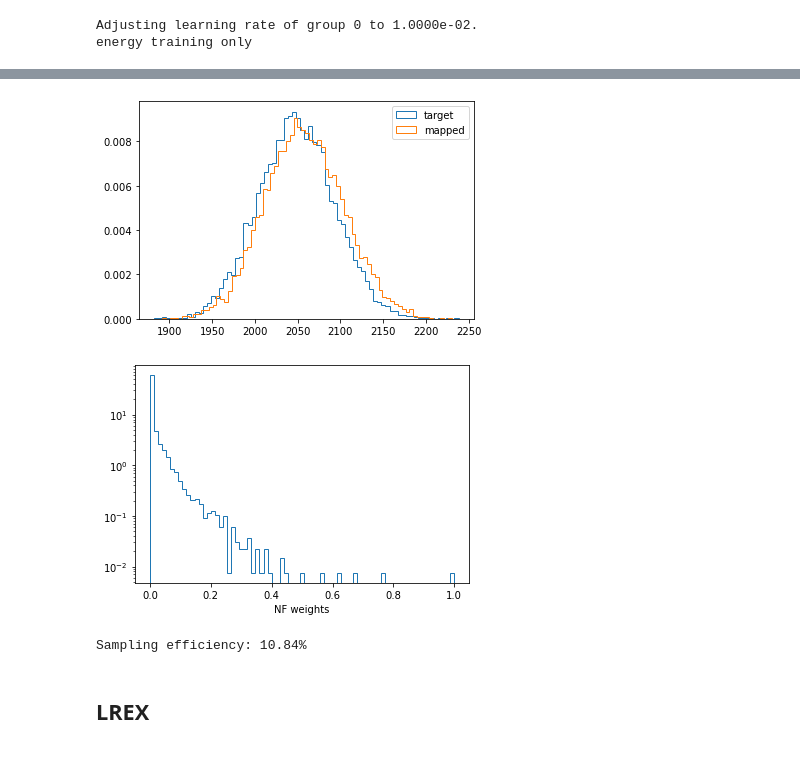
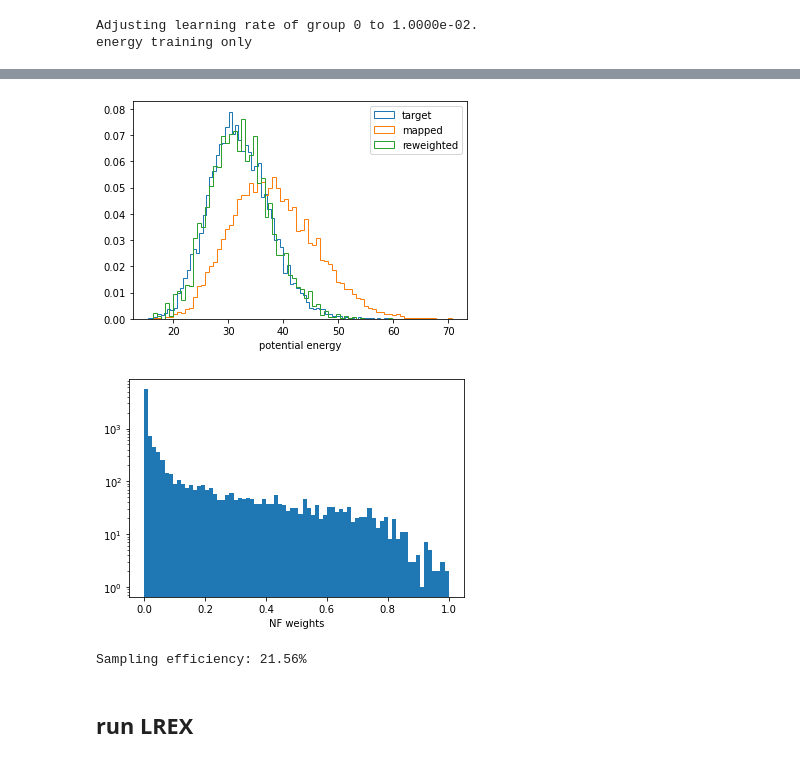
Before and after one commit to invemichele/learned-replica-exchange, a Jupyter notebook: dw/LREX-dw.ipynb, the cells around one changed output, grey strips where cells are left out. Cells and saved outputs as stored; diff of their text form; code cells hidden in the pictures.

```diff
--- a/dw/LREX-dw.ipynb
+++ b/dw/LREX-dw.ipynb
@@ -141,10 +23,10 @@ plot_doublewell()
 To save time we run MD with the highest dimension, then we can mask the data to do the experiment at any lower dim using the same MD data
 # %%
-base_dim = 2**12
+base_dim = 2**6
 T_low = 1 / kB
 T_high = 5 / kB
 
-modelMD = DoubleWellOpenMM(bg.ModifiedWolfeQuapp(base_dim))
+modelMD = DoubleWellOpenMM(ModifiedWolfeQuapp(base_dim))
 
 modelMD.dim, modelMD.MD_dim
 # %% [output]
@@ -258,12 +140,13 @@ store_energies = False
 
 assert dim <= base_dim, 'run MD with larger base_dim'
 
-model = bg.ModifiedWolfeQuapp(dim)
-target = bg.ModifiedWolfeQuapp(dim, beta=1/(T_low*kB)).to(**ctx)
+model = ModifiedWolfeQuapp(dim)
+target = ModifiedWolfeQuapp(dim, beta=1/(T_low*kB)).to(**ctx)
 prior = bg.CustomDistribution(
-    bg.ModifiedWolfeQuapp(dim, beta=1/(T_high*kB)).to(**ctx),
+    ModifiedWolfeQuapp(dim, beta=1/(T_high*kB)).to(**ctx),
     bg.DataSetSampler(prior_data[:,:dim], shuffle=True, **ctx)
 )
+xy_grid, priorMask = get_xy_grid(dim, prior, ctx)
 
 print(f'N = {dim}')
 # %% [output]
@@ -457,34 +287,34 @@ for i in [np.random.randint(0, dim), np.random.randint(0, dim)]:
 # %%
 #energy
 hist_opt = {'bins': 75, 'histtype': 'step', 'density': True}
 plt.hist(target.energy(target_data[:,:dim]).view(-1).cpu(), **hist_opt, label='target')
 # plt.hist(target.energy(prior_samples).view(-1).cpu(), **hist_opt, label='prior')
 plt.hist(target.energy(mapped_samples).view(-1).cpu(), **hist_opt, label='mapped')
-# plt.hist(target.energy(mapped_samples).view(-1).cpu(), weights=logw.exp().view(-1).cpu(), **hist_opt, label='reweighted')
+plt.hist(target.energy(mapped_samples).view(-1).cpu(), weights=logw.exp().view(-1).cpu(), **hist_opt, label='reweighted')
 plt.xlabel('potential energy')
 plt.legend()
 plt.show()
 
 #store them
-energies = [assert_numpy(target.energy(target_data[:,:dim]).view(-1)),
-            assert_numpy(target.energy(mapped_samples).view(-1)),
-            assert_numpy(target.energy(prior_samples).view(-1))
+energies = [target.energy(target_data[:,:dim]).view(-1).cpu().numpy(),
+            target.energy(mapped_samples).view(-1).cpu().numpy(),
+            target.energy(prior_samples).view(-1).cpu().numpy()
            ]
-np.save(f'DoubleWell{dim}-NFenergies.pny', energies)
+# np.save(f'DoubleWell{dim}-NFenergies.pny', energies)
 # %% [output]
-[figure, old version]
+[figure, new version]
 # %%
 #weights
-plt.hist(logw.exp().view(-1).cpu().numpy(), **hist_opt)
+plt.hist(logw.exp().view(-1).cpu().numpy(), bins=75)
 plt.yscale('log')
 plt.xlabel('NF weights')
 plt.show()
 print(f'Sampling efficiency: {bg.sampling_efficiency(logw).item():.2%}')
 # %% [output]
-[figure, old version]
+[figure, new version]
-Sampling efficiency: 10.84%
+Sampling efficiency: 21.56%
 # %% [markdown]
-## LREX
+## run LREX
 # %%
 %%time
 
```
Also changed, not shown: parts of 28 cells of this notebook, 3 other files.
